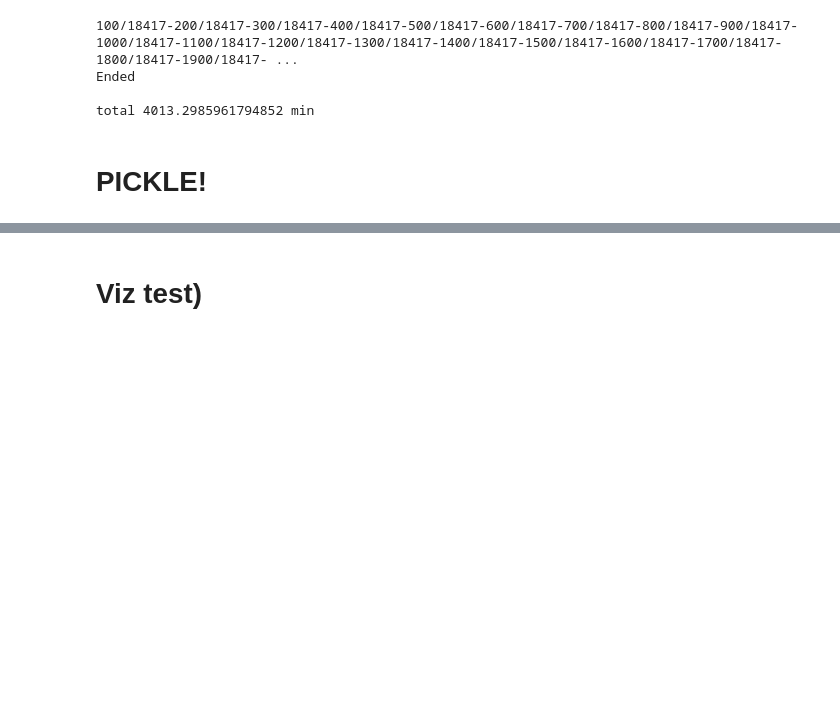
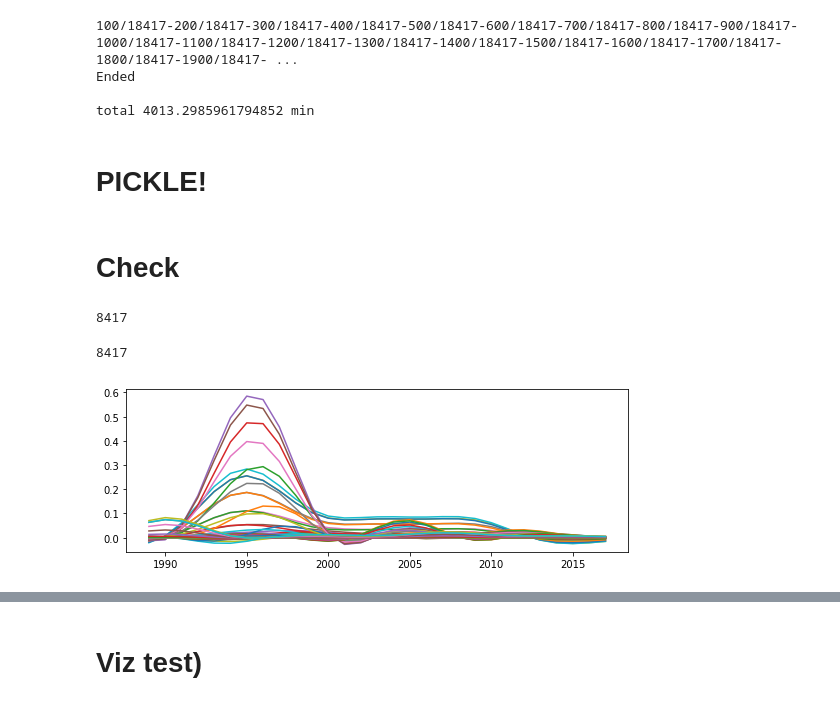
Before and after one commit to Polichinel/Master_Thesis, a Jupyter notebook: Pickle_dce_mu_predictions.ipynb, the cells around one changed output, grey strips where cells are left out. Saved outputs shown, nothing was run; the diff lists cells and outputs as text; code cells hidden in the pictures; blank space fills up the shorter version.

Commit message:
Pickled full dce lists mu and var

```diff
--- a/Pickle_dce_mu_predictions.ipynb
+++ b/Pickle_dce_mu_predictions.ipynb
@@ -405,3 +405,22 @@ file_path = 'dce_var_list_10000_18417.pkl'.format(i)
 output = open(file_path, 'wb') # still not working right!!
 pickle.dump(var_list_10k, output)
 output.close()
+# %% [markdown]
+# Check
+# %%
+len(mu_list_10k)
+# %% [output]
+8417
+# %%
+len(var_list_10k)
+# %% [output]
+8417
+# %%
+plt.figure(figsize = [9,3])
+
+for i in np.arange(0,100):
+    plt.plot(X_new,mu_list_10k[i])
+
+plt.show()
+# %% [output]
+[figure, added]
```
Also changed, not shown: parts of 17 cells of this notebook.
